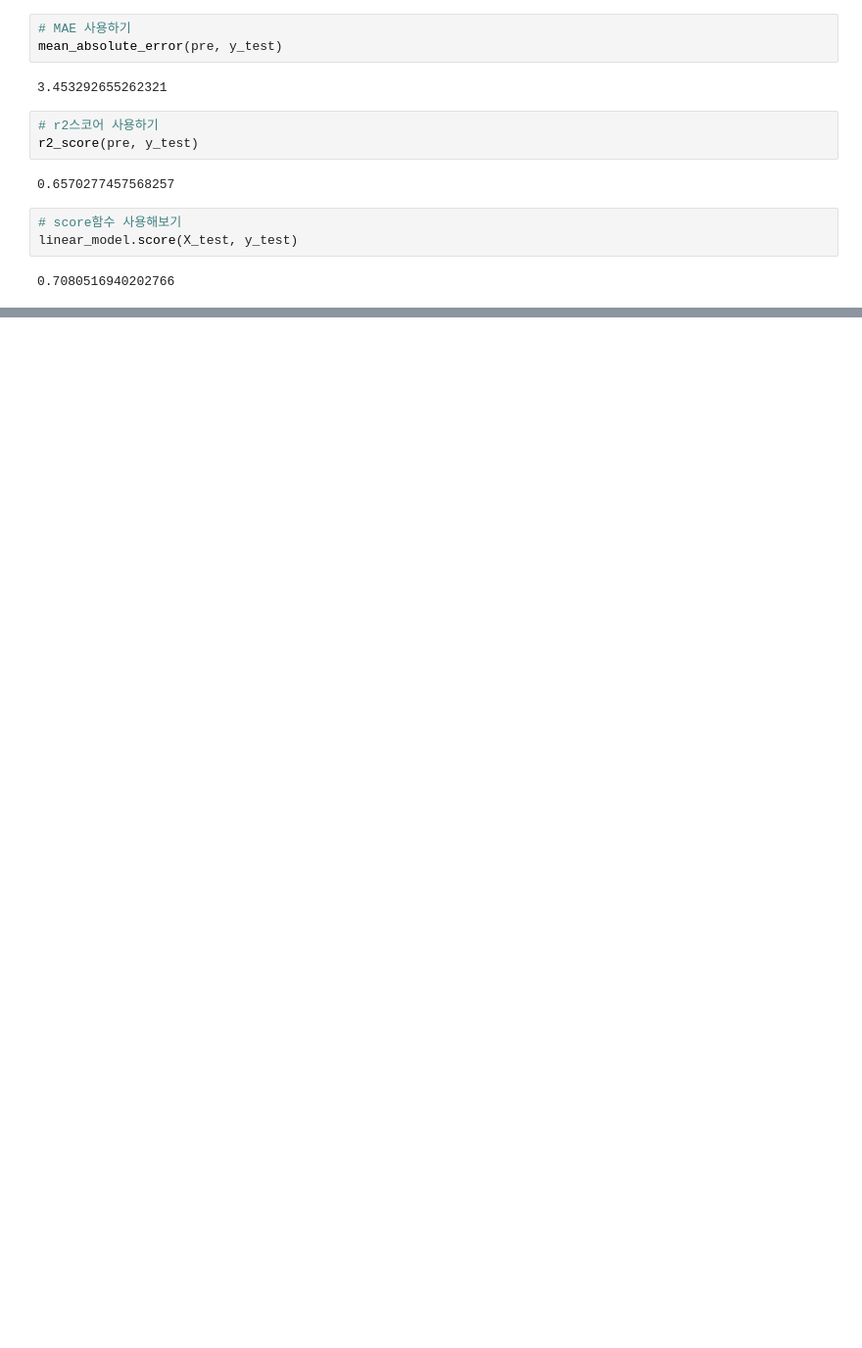
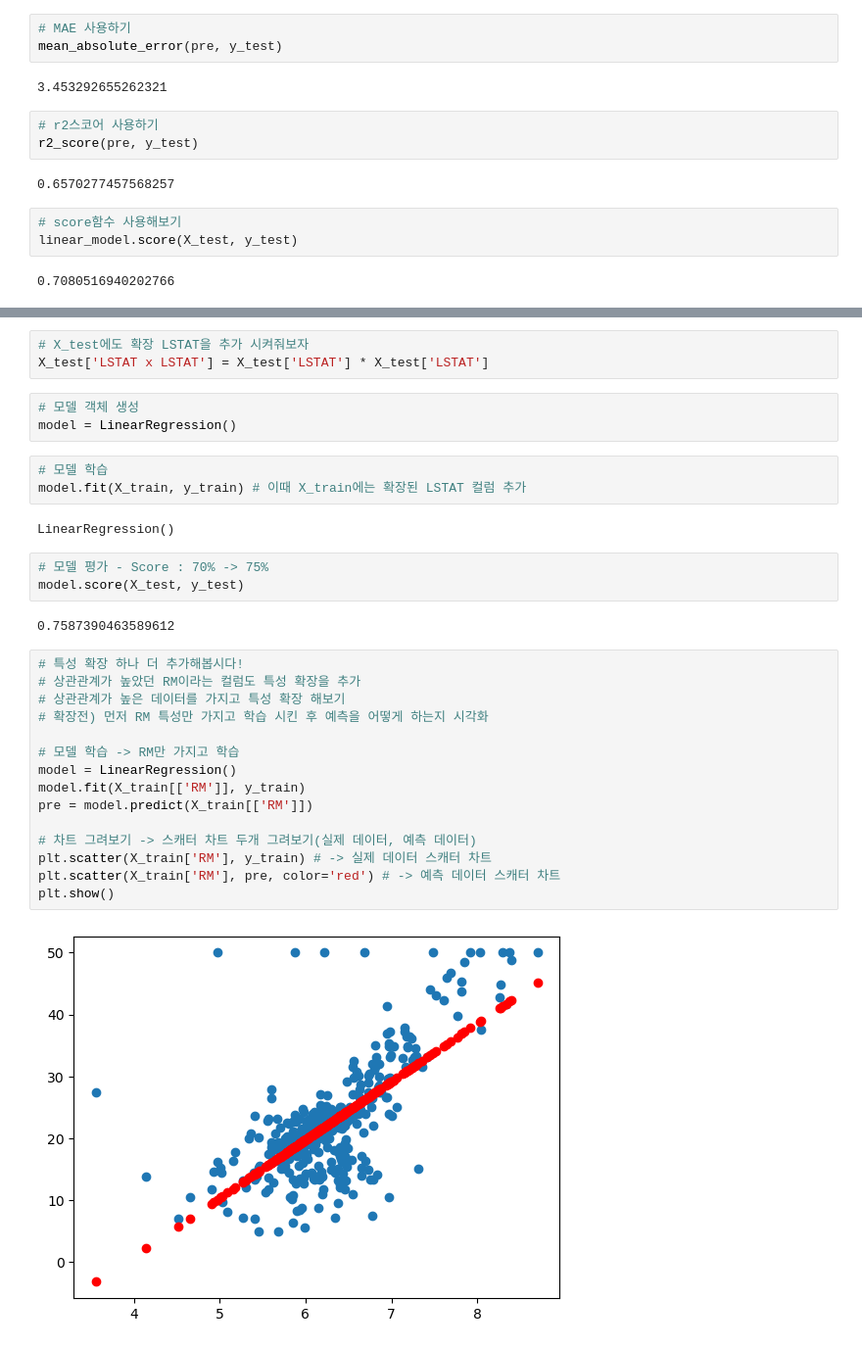
Before and after one commit to wdohoon/wdohoon, a Jupyter notebook: 머신러닝/ex06 보스턴 주택가격 예측 실습(선형회귀).ipynb, the cells around one changed output, grey strips where cells are left out. Shown: that part at 98% size. Cells and saved outputs as stored; diff of their text form; blank space fills up the shorter version.

```diff
--- a/머신러닝/ex06 보스턴 주택가격 예측 실습(선형회귀).ipynb
+++ b/머신러닝/ex06 보스턴 주택가격 예측 실습(선형회귀).ipynb
@@ -236,0 +402,33 @@ linear_model.score(X_test, y_test)
+# %%
+# X_test에도 확장 LSTAT을 추가 시켜줘보자
+X_test['LSTAT x LSTAT'] = X_test['LSTAT'] * X_test['LSTAT']
+# %%
+# 모델 객체 생성
+model = LinearRegression()
+# %%
+# 모델 학습
+model.fit(X_train, y_train) # 이때 X_train에는 확장된 LSTAT 컬럼 추가
+# %% [output]
+LinearRegression()
+# %%
+# 모델 평가 - Score : 70% -> 75%
+model.score(X_test, y_test)
+# %% [output]
+0.7587390463589612
+# %%
+# 특성 확장 하나 더 추가해봅시다!
+# 상관관계가 높았던 RM이라는 컬럼도 특성 확장을 추가
+# 상관관계가 높은 데이터를 가지고 특성 확장 해보기
+# 확장전) 먼저 RM 특성만 가지고 학습 시킨 후 예측을 어떻게 하는지 시각화
+
+# 모델 학습 -> RM만 가지고 학습
+model = LinearRegression()
+model.fit(X_train[['RM']], y_train)
+pre = model.predict(X_train[['RM']])
+
+# 차트 그려보기 -> 스캐터 차트 두개 그려보기(실제 데이터, 예측 데이터)
+plt.scatter(X_train['RM'], y_train) # -> 실제 데이터 스캐터 차트
+plt.scatter(X_train['RM'], pre, color='red') # -> 예측 데이터 스캐터 차트
+plt.show()
+# %% [output]
+[figure, added]
```
Also changed, not shown: parts of 54 cells of this notebook, 3 other files.
